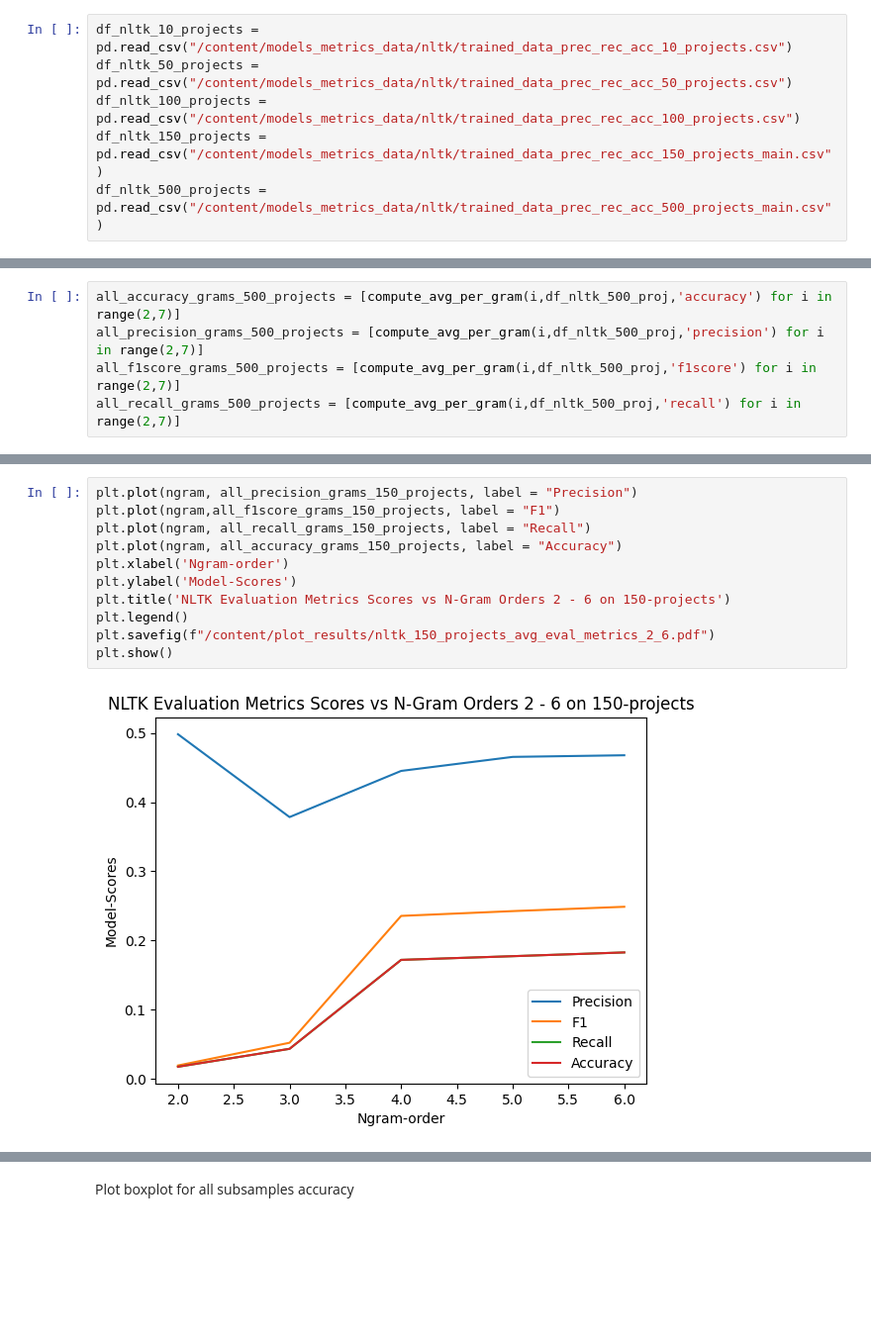
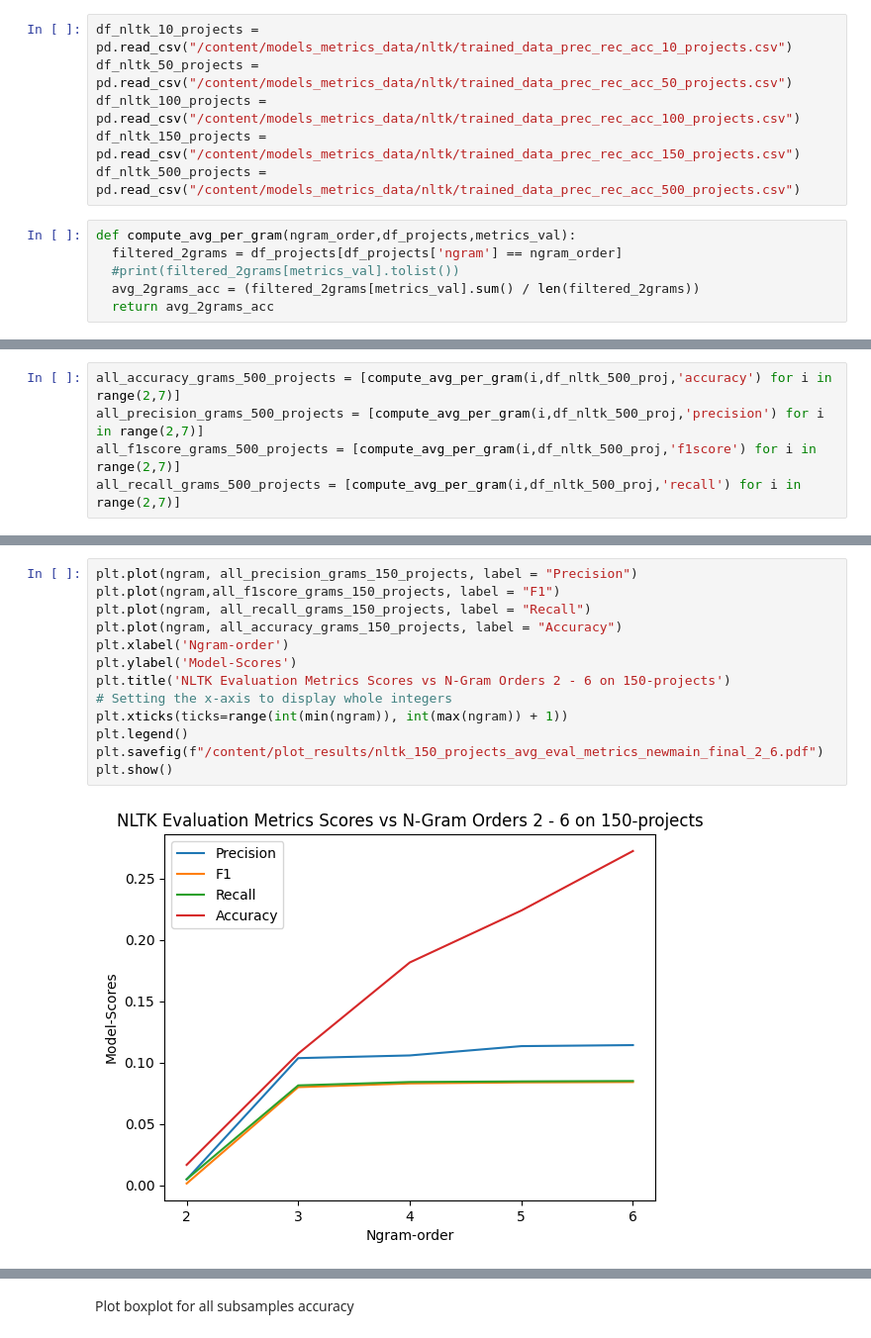
Before and after one commit to UncleSamTech/scratch_test_suite, a Jupyter notebook: metrics_all_models.ipynb, the cells around one changed output, grey strips where cells are left out. Shown at 99% size. Cells and saved outputs as stored; diff of their text form; blank space fills up the shorter version.

```diff
--- a/metrics_all_models.ipynb
+++ b/metrics_all_models.ipynb
@@ -17,5 +920,11 @@ Load the nltk metrics csv files
 df_nltk_10_projects = pd.read_csv("/content/models_metrics_data/nltk/trained_data_prec_rec_acc_10_projects.csv")
 df_nltk_50_projects = pd.read_csv("/content/models_metrics_data/nltk/trained_data_prec_rec_acc_50_projects.csv")
 df_nltk_100_projects = pd.read_csv("/content/models_metrics_data/nltk/trained_data_prec_rec_acc_100_projects.csv")
-df_nltk_150_projects = pd.read_csv("/content/models_metrics_data/nltk/trained_data_prec_rec_acc_150_projects_main.csv")
-df_nltk_500_projects = pd.read_csv("/content/models_metrics_data/nltk/trained_data_prec_rec_acc_500_projects_main.csv")
+df_nltk_150_projects = pd.read_csv("/content/models_metrics_data/nltk/trained_data_prec_rec_acc_150_projects.csv")
+df_nltk_500_projects = pd.read_csv("/content/models_metrics_data/nltk/trained_data_prec_rec_acc_500_projects.csv")
+# %%
+def compute_avg_per_gram(ngram_order,df_projects,metrics_val):
+  filtered_2grams = df_projects[df_projects['ngram'] == ngram_order]
+  #print(filtered_2grams[metrics_val].tolist())
+  avg_2grams_acc = (filtered_2grams[metrics_val].sum() / len(filtered_2grams))
+  return avg_2grams_acc
@@ -165,16 +1253,18 @@ plt.show()
 # %%
 plt.plot(ngram, all_precision_grams_150_projects, label = "Precision")
 plt.plot(ngram,all_f1score_grams_150_projects, label = "F1")
 plt.plot(ngram, all_recall_grams_150_projects, label = "Recall")
 plt.plot(ngram, all_accuracy_grams_150_projects, label = "Accuracy")
 plt.xlabel('Ngram-order')
 plt.ylabel('Model-Scores')
 plt.title('NLTK Evaluation Metrics Scores vs N-Gram Orders 2 - 6 on 150-projects')
+# Setting the x-axis to display whole integers
+plt.xticks(ticks=range(int(min(ngram)), int(max(ngram)) + 1))
 plt.legend()
-plt.savefig(f"/content/plot_results/nltk_150_projects_avg_eval_metrics_2_6.pdf")
+plt.savefig(f"/content/plot_results/nltk_150_projects_avg_eval_metrics_newmain_final_2_6.pdf")
 plt.show()
 # %% [output]
-[figure, old version]
+[figure, new version]
 # %%
 plt.plot(ngram, all_precision_grams_500_projects, label = "Precision")
 plt.plot(ngram,all_f1score_grams_500_projects, label = "F1")
```
Also changed, not shown: parts of 196 cells of this notebook.
